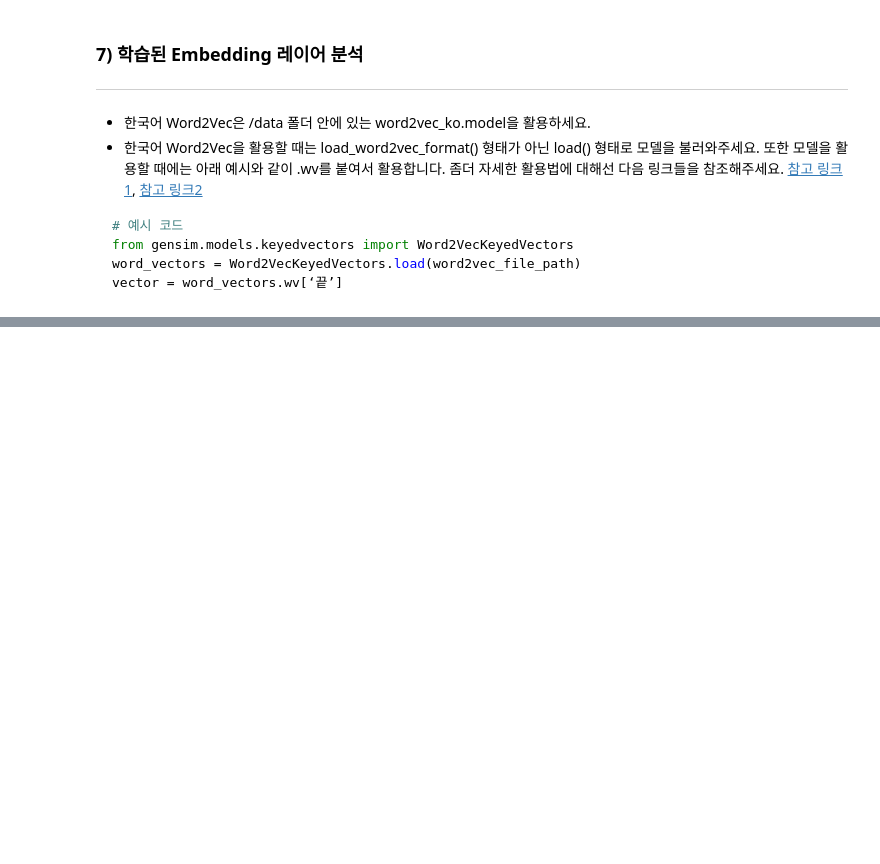
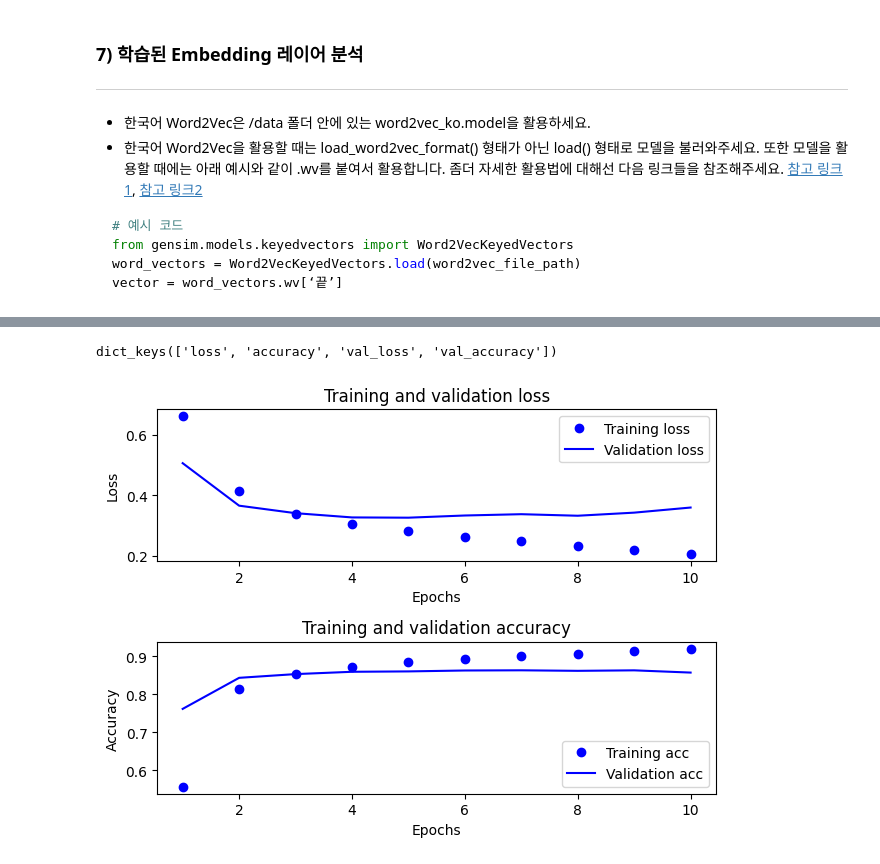
Before and after one commit to aeolian83/aiffel_mini_prject, a Jupyter notebook: Explorestage08/[E-08]Movie_review_sentimen_analysis_practice.ipynb, the cells around one changed output, grey strips where cells are left out. Saved outputs shown, nothing was run; the diff lists cells and outputs as text; code cells hidden in the pictures; blank space fills up the shorter version.

```diff
--- a/Explorestage08/[E-08]Movie_review_sentimen_analysis_practice.ipynb
+++ b/Explorestage08/[E-08]Movie_review_sentimen_analysis_practice.ipynb
@@ -546,0 +588,4 @@ vector = word_vectors.wv[‘끝’]
+# %%
+word2vec_path = 'C:\\12\\coding_data\\vectors\\word2vec_ko.model'
+word_vectors = Word2VecKeyedVectors.load(word2vec_path)
+vector = word_vectors.wv['끝']
@@ -546,0 +720,11 @@ vector = word_vectors.wv[‘끝’]
+# %%
+model_lstm2.compile(optimizer='adam', loss='binary_crossentropy', metrics=['accuracy'])
+
+epochs=10  # 몇 epoch를 훈련하면 좋을지 결과를 보면서 바꾸어 봅시다.
+
+history_lstm2 = model_lstm2.fit(partial_x_train,
+                    partial_y_train,
+                    epochs=epochs,
+                    batch_size=512,
+                    validation_data=(x_val, y_val),
+                    verbose=1)
@@ -546,0 +752,33 @@ vector = word_vectors.wv[‘끝’]
+# %%
+history_dict = history_lstm2.history
+print(history_dict.keys()) # epoch에 따른 그래프를 그려볼 수 있는 항목들
+
+acc = history_dict['accuracy']
+val_acc = history_dict['val_accuracy']
+loss = history_dict['loss']
+val_loss = history_dict['val_loss']
+
+epochs = range(1, len(acc) + 1)
+# %% [output]
+dict_keys(['loss', 'accuracy', 'val_loss', 'val_accuracy'])
+# %%
+plt.subplot(2, 1, 1)
+plt.plot(epochs, loss, 'bo', label='Training loss')
+plt.plot(epochs, val_loss, 'b', label='Validation loss')
+plt.title('Training and validation loss')
+plt.xlabel('Epochs')
+plt.ylabel('Loss')
+plt.legend()
+
+plt.subplot(2, 1, 2)
+plt.plot(epochs, acc, 'bo', label='Training acc')
+plt.plot(epochs, val_acc, 'b', label='Validation acc')
+plt.title('Training and validation accuracy')
+plt.xlabel('Epochs')
+plt.ylabel('Accuracy')
+plt.legend()
+
+plt.tight_layout()
+plt.show()
+# %% [output]
+[figure, added]
```
Also changed, not shown: parts of 22 cells of this notebook, 2 other files.
